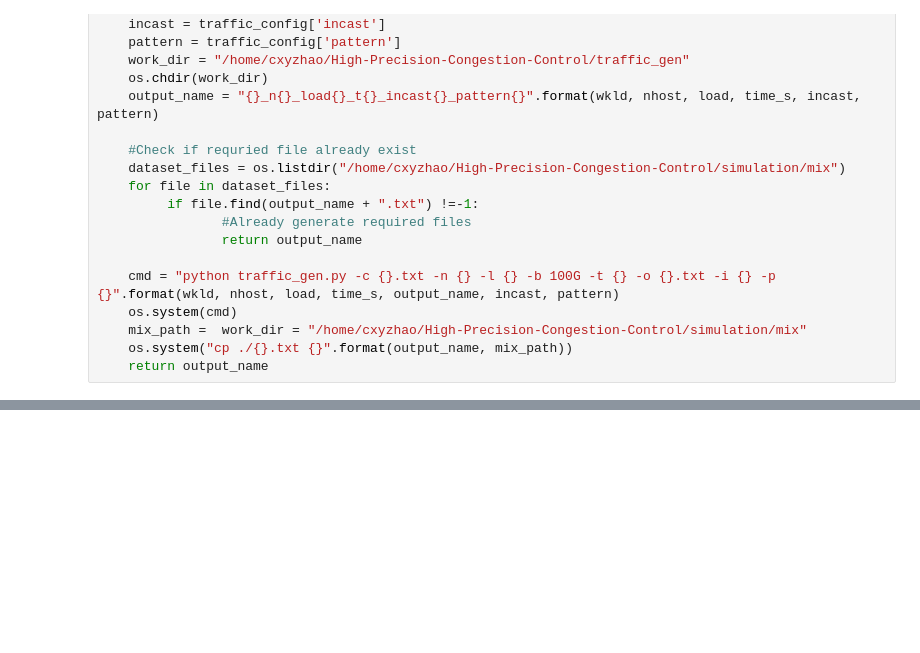
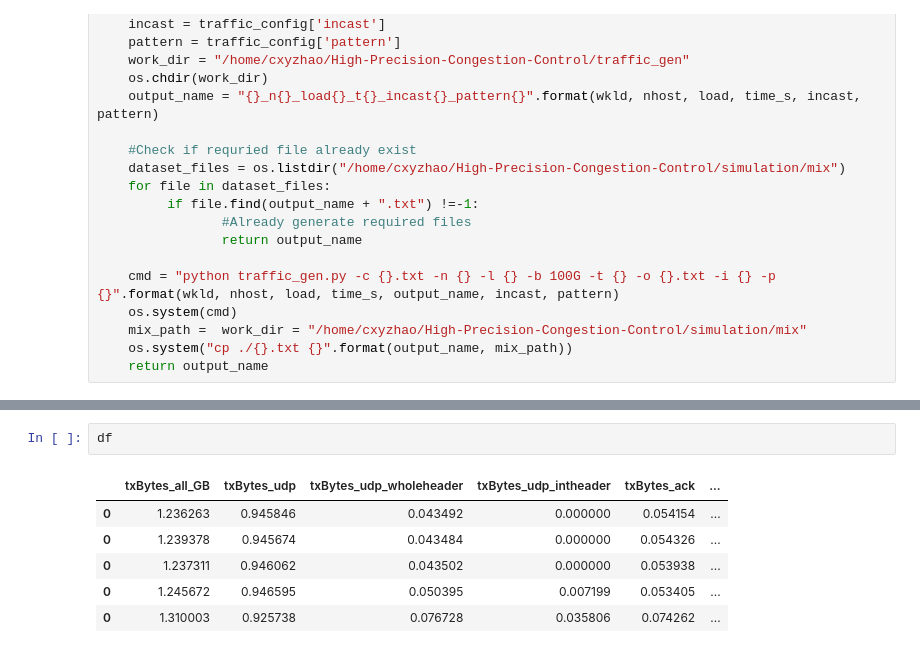
Before and after one commit to cxyzhao/High-Precision-Congestion-Control, a Jupyter notebook: cc_exp_ctrl.ipynb, the cells around one changed output, grey strips where cells are left out. Cells and saved outputs as stored; diff of their text form; blank space fills up the shorter version.

```diff
--- a/cc_exp_ctrl.ipynb
+++ b/cc_exp_ctrl.ipynb
@@ -638,0 +731,9 @@ Text(0, 0.5, 'CDF')
+# %%
+df
+# %% [output]
+|  | txBytes_all_GB | txBytes_udp | txBytes_udp_wholeheader | txBytes_udp_intheader | txBytes_ack | ... |
+| 0 | 1.236263 | 0.945846 | 0.043492 | 0.000000 | 0.054154 | ... |
+| 0 | 1.239378 | 0.945674 | 0.043484 | 0.000000 | 0.054326 | ... |
+| 0 | 1.237311 | 0.946062 | 0.043502 | 0.000000 | 0.053938 | ... |
+| 0 | 1.245672 | 0.946595 | 0.050395 | 0.007199 | 0.053405 | ... |
+| 0 | 1.310003 | 0.925738 | 0.076728 | 0.035806 | 0.074262 | ... |
```
Also changed, not shown: parts of 9 cells of this notebook, 3 other files.
